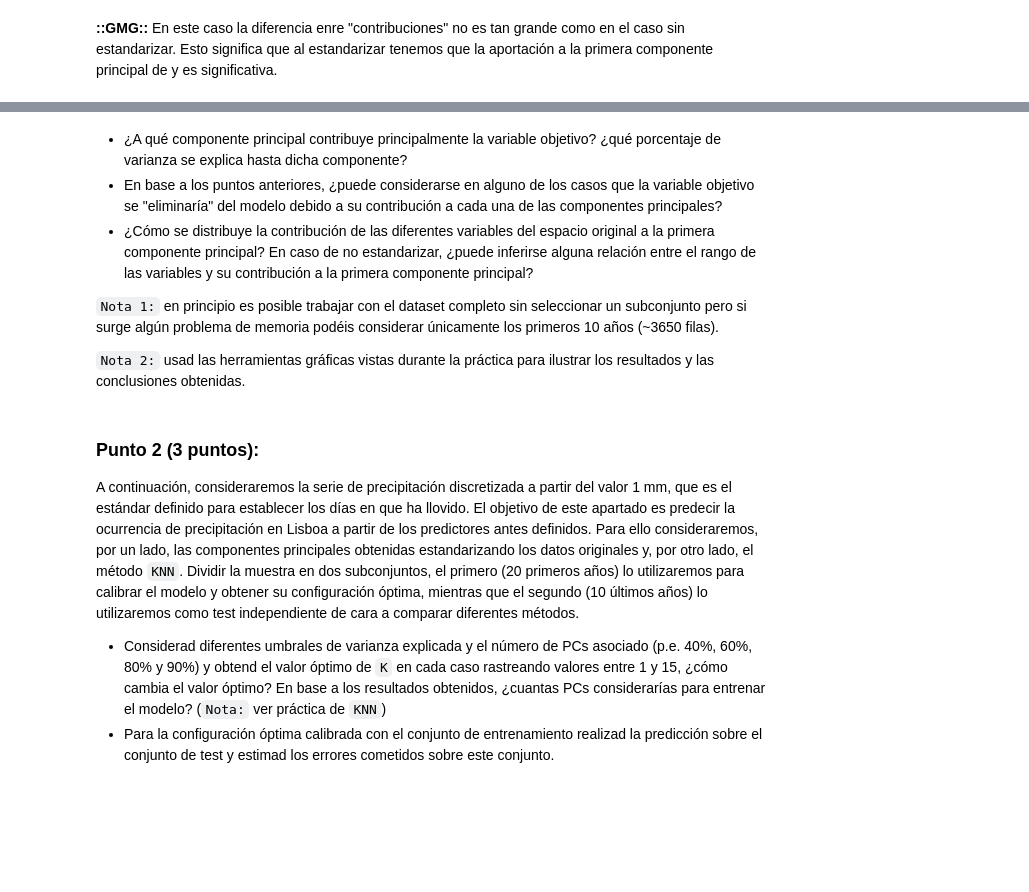
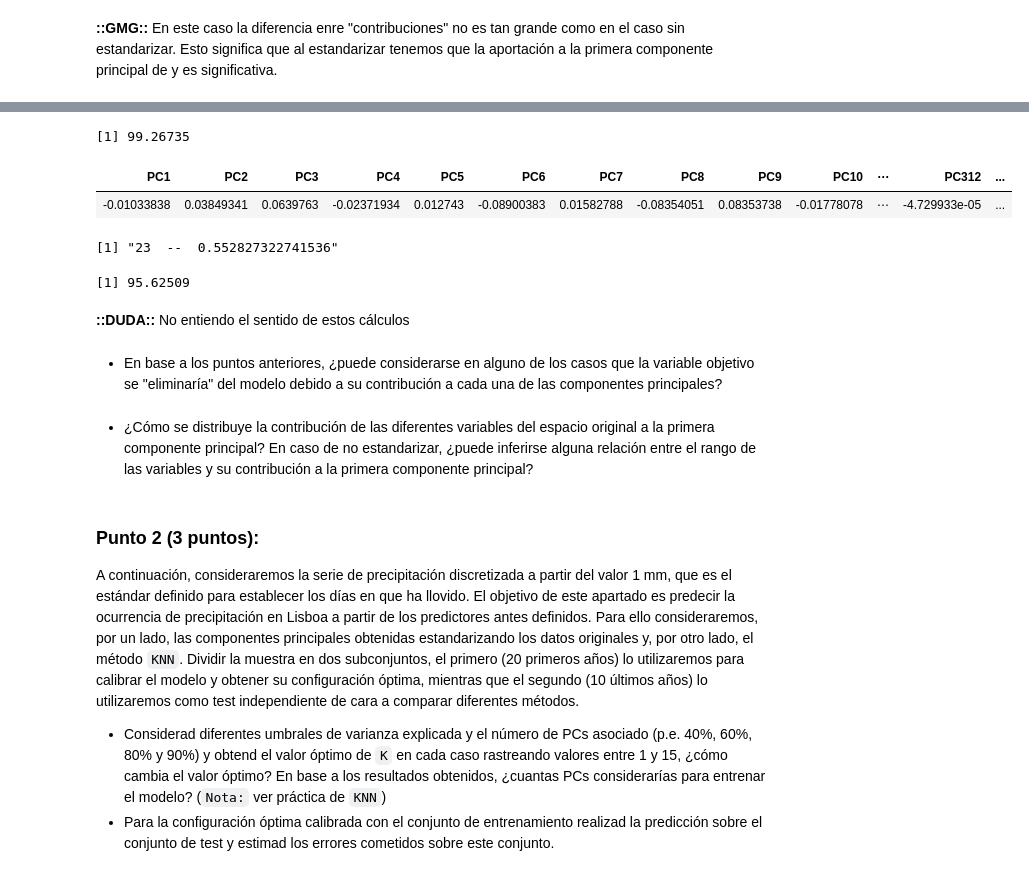
Before and after one commit to yerartdev/uc-m1966-datamining, a Jupyter notebook: d2/T02-m1966-clasificacion-reduccion-dimensionalidad.ipynb, the cells around one changed output, grey strips where cells are left out. Drawn from its saved outputs; the diff is of its cells as text; code cells hidden in the pictures; blank space fills up the shorter version.

```diff
--- a/d2/T02-m1966-clasificacion-reduccion-dimensionalidad.ipynb
+++ b/d2/T02-m1966-clasificacion-reduccion-dimensionalidad.ipynb
@@ -362,11 +344,35 @@ PC1 PC2 PC3
+# %%
+#::GMG::La varianza explicada hasta la PC74 en el caso no estandarizado
+100*cumsum(
+    pca_full_scaled$sdev^2/sum(pca_full_scaled$sdev^2)
+    )[which.max(abs(t(pca_full_ns$rotation[1,])))]
+# %% [output]
+[1] 99.26735
+# %%
+#::GMG::Caso estandarizado
+t(pca_full_scaled$rotation[1,])
+# %% [output]
+| PC1 | PC2 | PC3 | PC4 | PC5 | PC6 | PC7 | PC8 | PC9 | PC10 | ⋯ | PC312 | ... |
+| -0.01033838 | 0.03849341 | 0.0639763 | -0.02371934 | 0.012743 | -0.08900383 | 0.01582788 | -0.08354051 | 0.08353738 | -0.01778078 | ⋯ | -4.729933e-05 | ... |
+# %%
+#::GMG::Para ver qué componente principal tiene en mayor loading de y
+paste(which.max(abs(t(pca_full_scaled$rotation[1,]))),' -- ',
+      abs(pca_full_scaled$rotation[1,which.max(abs(pca_full_scaled$rotation[1,]))]))
+# %% [output]
+[1] "23  --  0.552827322741536"
+# %%
+#::GMG::La varianza explicada hasta la PC23 en el caso estandarizado
+100*cumsum(
+    pca_full_scaled$sdev^2/sum(pca_full_scaled$sdev^2)
+    )[which.max(abs(t(pca_full_scaled$rotation[1,])))]
+# %% [output]
+[1] 95.62509
+# %% [markdown]
+**::DUDA::** No entiendo el sentido de estos cálculos
+# %% [markdown]
+* En base a los puntos anteriores, ¿puede considerarse en alguno de los casos que la variable objetivo se "eliminaría" del modelo debido a su contribución a cada una de las componentes principales?
 # %% [markdown]
-* ¿A qué componente principal contribuye principalmente la variable objetivo? ¿qué porcentaje de varianza se explica hasta dicha componente?
-* En base a los puntos anteriores, ¿puede considerarse en alguno de los casos que la variable objetivo se "eliminaría" del modelo debido a su contribución a cada una de las componentes principales?
 * ¿Cómo se distribuye la contribución de las diferentes variables del espacio original a la primera componente principal? En caso de no estandarizar, ¿puede inferirse alguna relación entre el rango de las variables y su contribución a la primera componente principal?
-
-`Nota 1:` en principio es posible trabajar con el dataset completo sin seleccionar un subconjunto pero si surge algún problema de memoria podéis considerar únicamente los primeros 10 años (~3650 filas).
-
-`Nota 2:` usad las herramientas gráficas vistas durante la práctica para ilustrar los resultados y las conclusiones obtenidas.
 # %% [markdown]
 ### Punto 2 (3 puntos):
 
```
Also changed, not shown: parts of 13 cells of this notebook.
